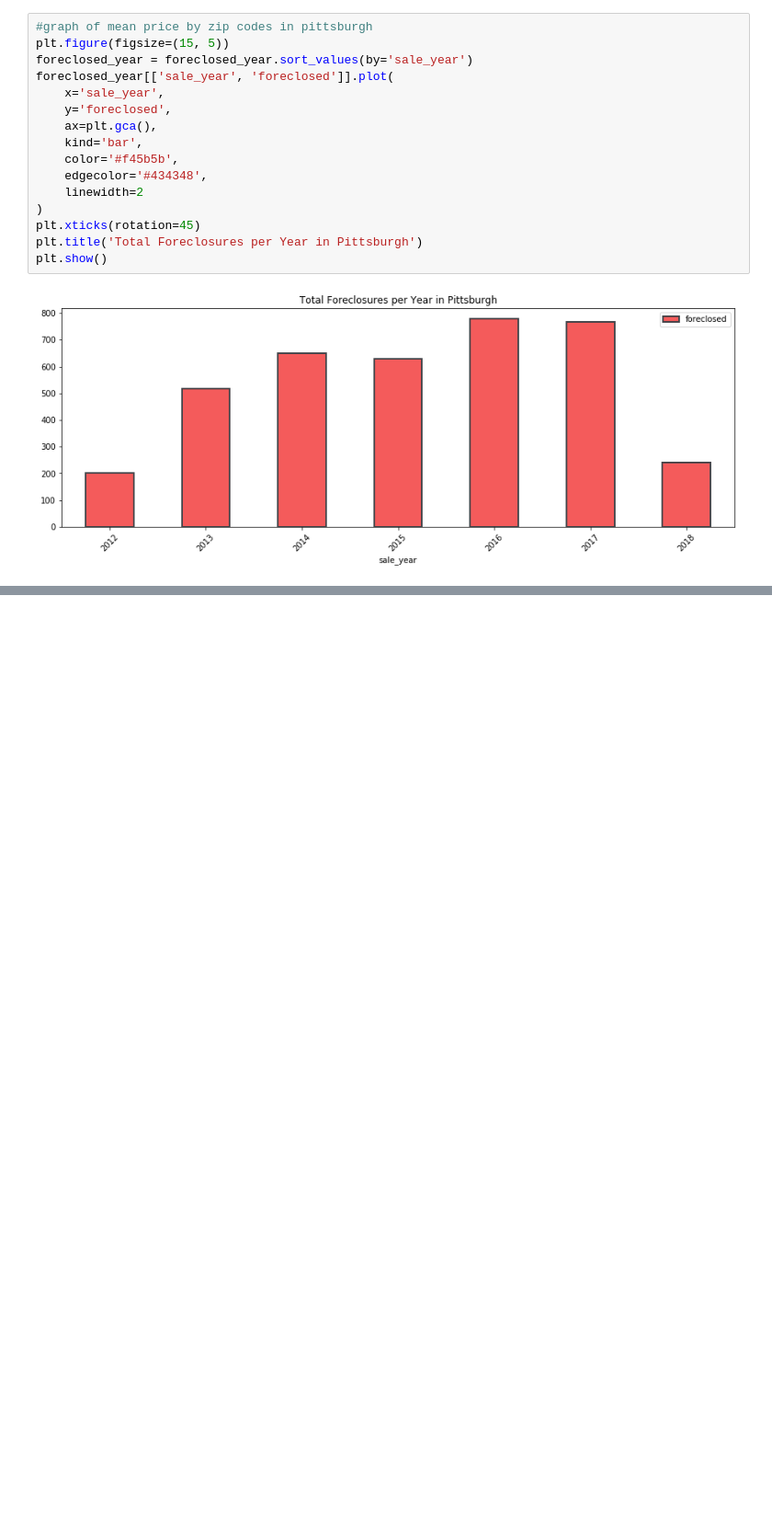
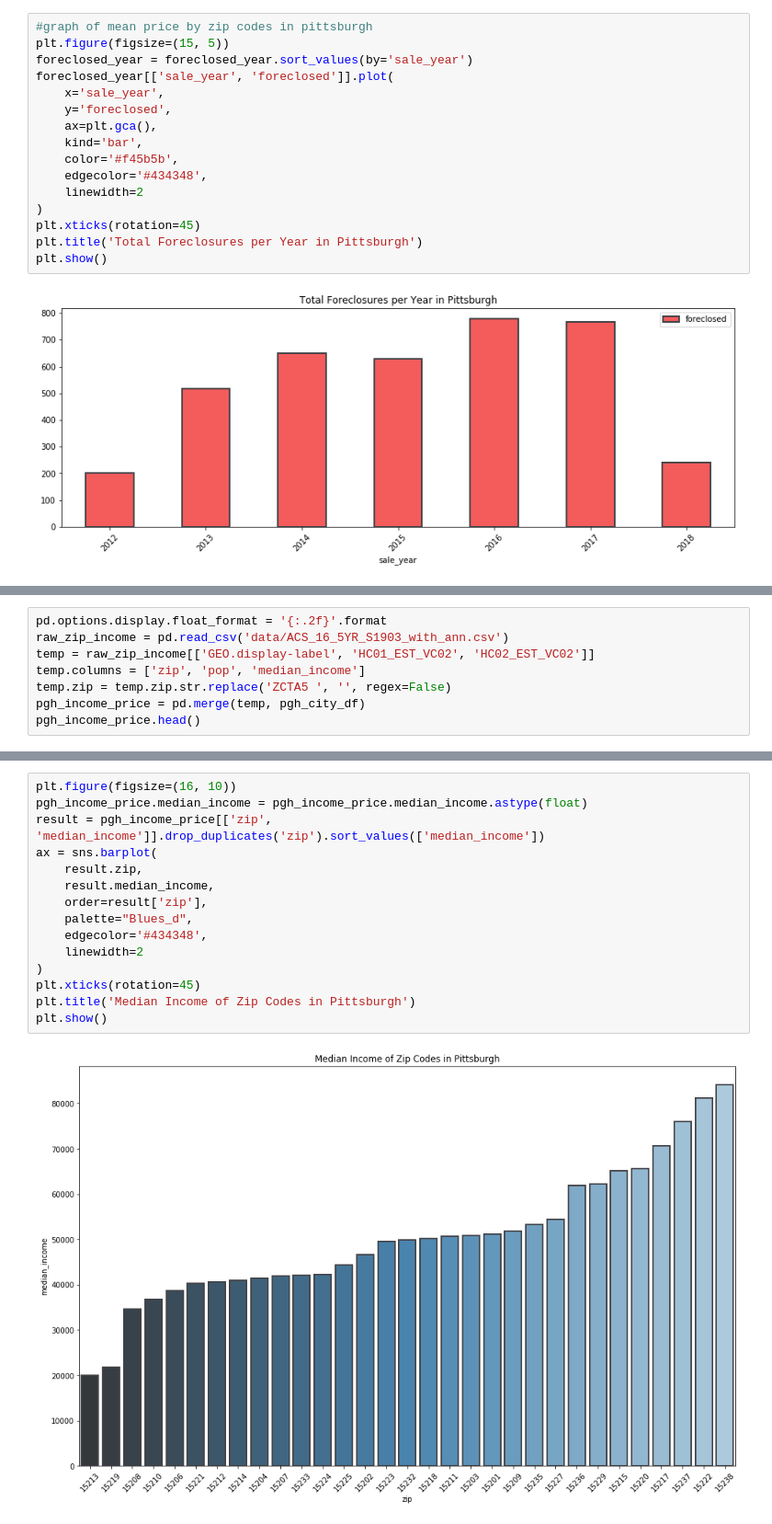
Before and after one commit to oxenfree/pittsburgh-real-estate-analysis, a Jupyter notebook: Project_1.ipynb, the cells around one changed output, grey strips where cells are left out. Shown at 92% size. Drawn from its saved outputs; the diff is of its cells as text; blank space fills up the shorter version.

```diff
--- a/Project_1.ipynb
+++ b/Project_1.ipynb
@@ -446,0 +453,8 @@ pgh_city_df.shape[0]
+# %%
+pd.options.display.float_format = '{:.2f}'.format
+raw_zip_income = pd.read_csv('data/ACS_16_5YR_S1903_with_ann.csv')
+temp = raw_zip_income[['GEO.display-label', 'HC01_EST_VC02', 'HC02_EST_VC02']]
+temp.columns = ['zip', 'pop', 'median_income']
+temp.zip = temp.zip.str.replace('ZCTA5 ', '', regex=False)
+pgh_income_price = pd.merge(temp, pgh_city_df)
+pgh_income_price.head()
@@ -446,0 +485,17 @@ pgh_city_df.shape[0]
+# %%
+plt.figure(figsize=(16, 10))
+pgh_income_price.median_income = pgh_income_price.median_income.astype(float)
+result = pgh_income_price[['zip', 'median_income']].drop_duplicates('zip').sort_values(['median_income'])
+ax = sns.barplot(
+    result.zip,
+    result.median_income,
+    order=result['zip'],
+    palette="Blues_d",
+    edgecolor='#434348',
+    linewidth=2
+)
+plt.xticks(rotation=45)
+plt.title('Median Income of Zip Codes in Pittsburgh')
+plt.show()
+# %% [output]
+[figure, added]
```
Also changed, not shown: parts of 28 cells of this notebook.
